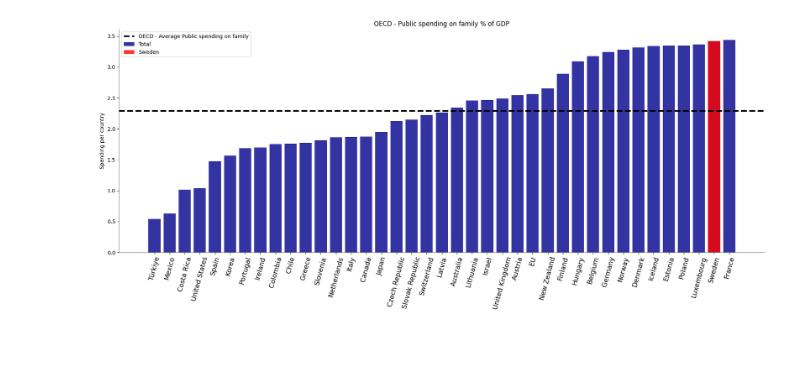
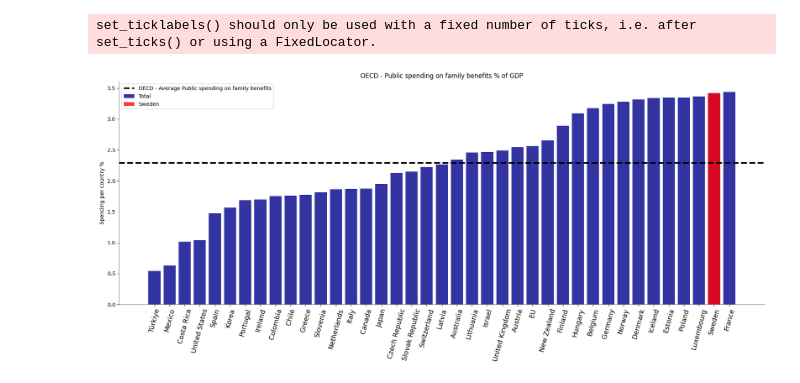
Before and after one commit to Lyceriuss/Python-Henrik-Pedersen-OPA2023, a Jupyter notebook: Lab2/Labb2_Project.ipynb, the cells around one changed output. Cells and saved outputs as stored; diff of their text form; code cells hidden in the pictures; blank space fills up the shorter version.

```diff
--- a/Lab2/Labb2_Project.ipynb
+++ b/Lab2/Labb2_Project.ipynb
@@ -201,34 +165,36 @@ df_public_spending.head(40)
 # %%
 fig, ax = plt.subplots(figsize=(18, 8))
 
 
 df_public_spending_sorted = df_public_spending[df_public_spending.index !=
                                    "OECD"].sort_values("Total", ascending=True)
 ax.spines["top"].set_visible(False)
 ax.spines["right"].set_visible(False)
 ax.spines["left"].set_color("grey")
 ax.spines["bottom"].set_color("grey")
 
 
 ax.bar(df_public_spending_sorted.index.astype(str),
        df_public_spending_sorted["Total"], color="darkblue", label="Total", alpha=0.8,  zorder=3),
 
 ax.bar("Sweden", df_public_spending_sorted.loc["Sweden", "Total"],
        color="red", label="Sweden", alpha=0.8, zorder=4)
 
 
+ax.axhline(y=2.29, color="black", linewidth=3, linestyle="--",
+           label="OECD - Average Public spending on family benefits", zorder=5)
 
-ax.axhline(y=2.29, color="black", linewidth=3, linestyle="--",
-           label="OECD - Average Public spending on family", zorder=5)
-
-ax.set_ylabel("Spending per country")
-ax.set_title("OECD - Public spending on family % of GDP")
+ax.set_ylabel("Spending per country %")
+ax.set_title("OECD - Public spending on family benefits % of GDP")
 ax.set_xticklabels(df_public_spending_sorted.index.astype(
     str), rotation=75, fontsize=13)
 
 ax.legend()
 
 plt.tight_layout()
+plt.savefig("Visualiseringar/Labb2_Project_3.png",
+            dpi=300, bbox_inches="tight")
 plt.show()
 # %% [output]
+set_ticklabels() should only be used with a fixed number of ticks, i.e. after set_ticks() or using a FixedLocator.
-[figure, old version]
+[figure, new version]
```
Also changed, not shown: parts of 18 cells of this notebook, 8 other files.
